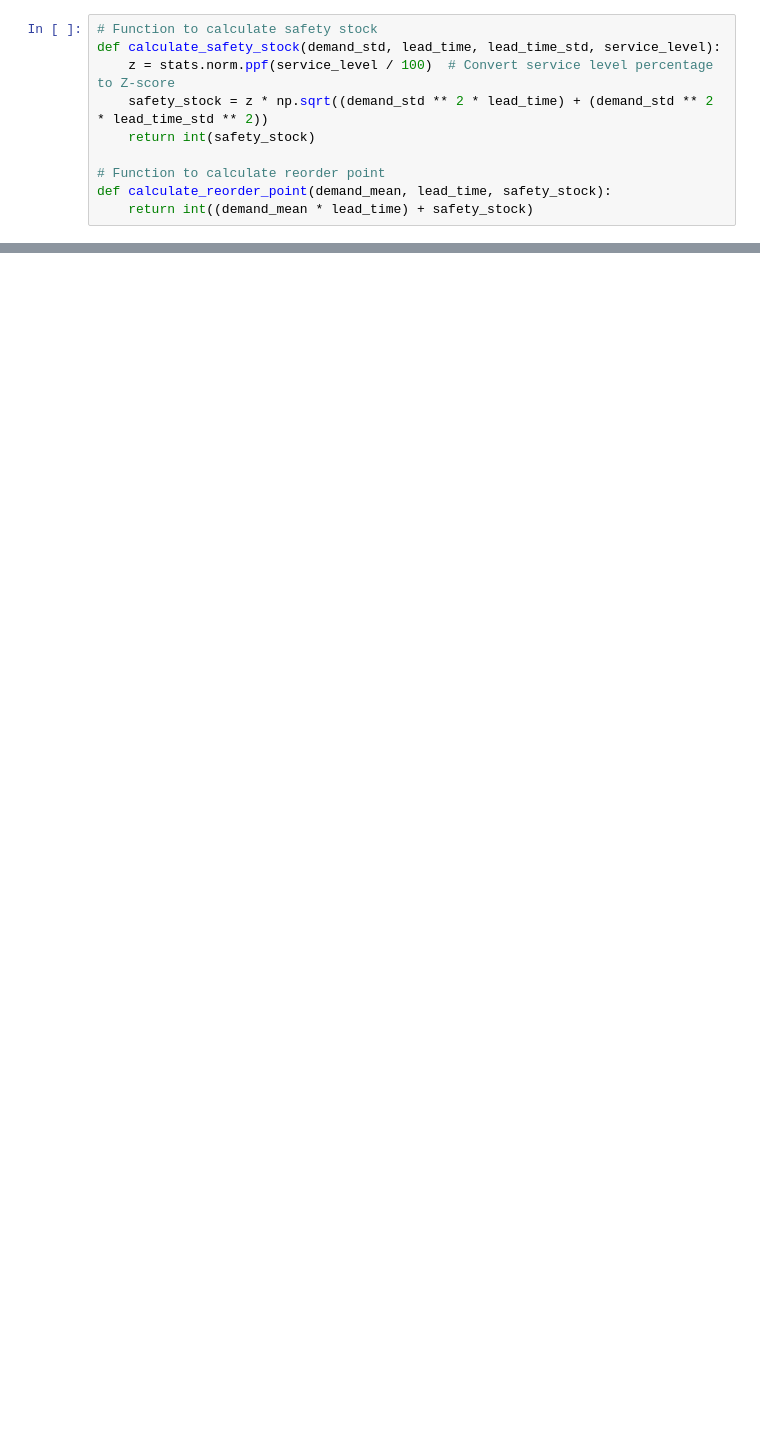
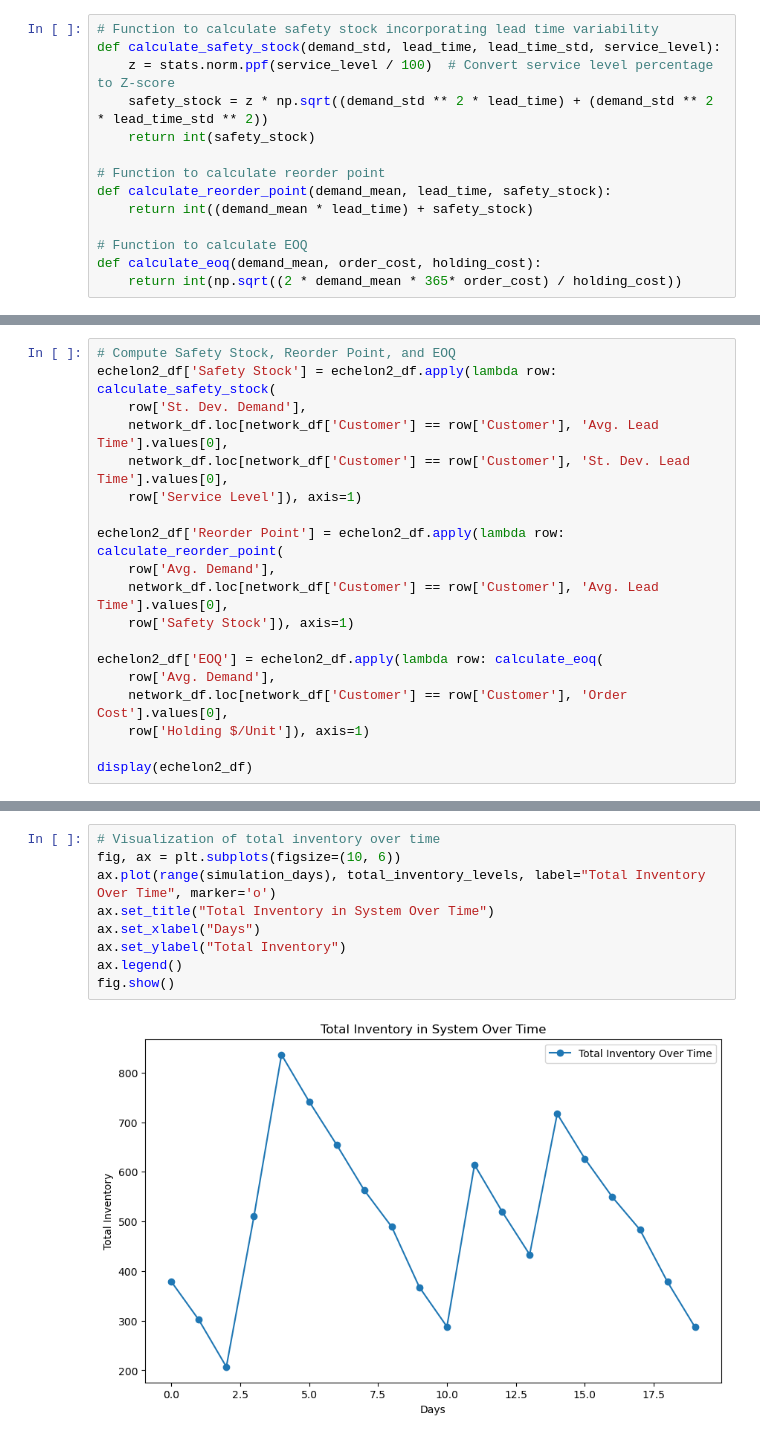
Before and after one commit to yay4john/Inventory-Optimization, a Jupyter notebook: Notebooks/MEIO.ipynb, the cells around one changed output, grey strips where cells are left out. Drawn from its saved outputs; the diff is of its cells as text; blank space fills up the shorter version.

```diff
--- a/Notebooks/MEIO.ipynb
+++ b/Notebooks/MEIO.ipynb
@@ -6,5 +7,5 @@ import scipy.stats as stats
 # %%
-# Function to calculate safety stock
+# Function to calculate safety stock incorporating lead time variability
 def calculate_safety_stock(demand_std, lead_time, lead_time_std, service_level):
     z = stats.norm.ppf(service_level / 100)  # Convert service level percentage to Z-score
     safety_stock = z * np.sqrt((demand_std ** 2 * lead_time) + (demand_std ** 2 * lead_time_std ** 2))
@@ -13,3 +14,7 @@ def calculate_safety_stock(demand_std, lead_time, lead_time_std, service_level):
 # Function to calculate reorder point
 def calculate_reorder_point(demand_mean, lead_time, safety_stock):
     return int((demand_mean * lead_time) + safety_stock)
+
+# Function to calculate EOQ
+def calculate_eoq(demand_mean, order_cost, holding_cost):
+    return int(np.sqrt((2 * demand_mean * 365* order_cost) / holding_cost))
@@ -121,0 +60,19 @@ fig.show()
+# %%
+# Compute Safety Stock, Reorder Point, and EOQ
+echelon2_df['Safety Stock'] = echelon2_df.apply(lambda row: calculate_safety_stock(
+    row['St. Dev. Demand'],
+    network_df.loc[network_df['Customer'] == row['Customer'], 'Avg. Lead Time'].values[0],
+    network_df.loc[network_df['Customer'] == row['Customer'], 'St. Dev. Lead Time'].values[0],
+    row['Service Level']), axis=1)
+
+echelon2_df['Reorder Point'] = echelon2_df.apply(lambda row: calculate_reorder_point(
+    row['Avg. Demand'],
+    network_df.loc[network_df['Customer'] == row['Customer'], 'Avg. Lead Time'].values[0],
+    row['Safety Stock']), axis=1)
+
+echelon2_df['EOQ'] = echelon2_df.apply(lambda row: calculate_eoq(
+    row['Avg. Demand'],
+    network_df.loc[network_df['Customer'] == row['Customer'], 'Order Cost'].values[0],
+    row['Holding $/Unit']), axis=1)
+
+display(echelon2_df)
@@ -121,0 +133,11 @@ fig.show()
+# %%
+# Visualization of total inventory over time
+fig, ax = plt.subplots(figsize=(10, 6))
+ax.plot(range(simulation_days), total_inventory_levels, label="Total Inventory Over Time", marker='o')
+ax.set_title("Total Inventory in System Over Time")
+ax.set_xlabel("Days")
+ax.set_ylabel("Total Inventory")
+ax.legend()
+fig.show()
+# %% [output]
+[figure, added]
```
Also changed, not shown: parts of 11 cells of this notebook, 1 other file.
